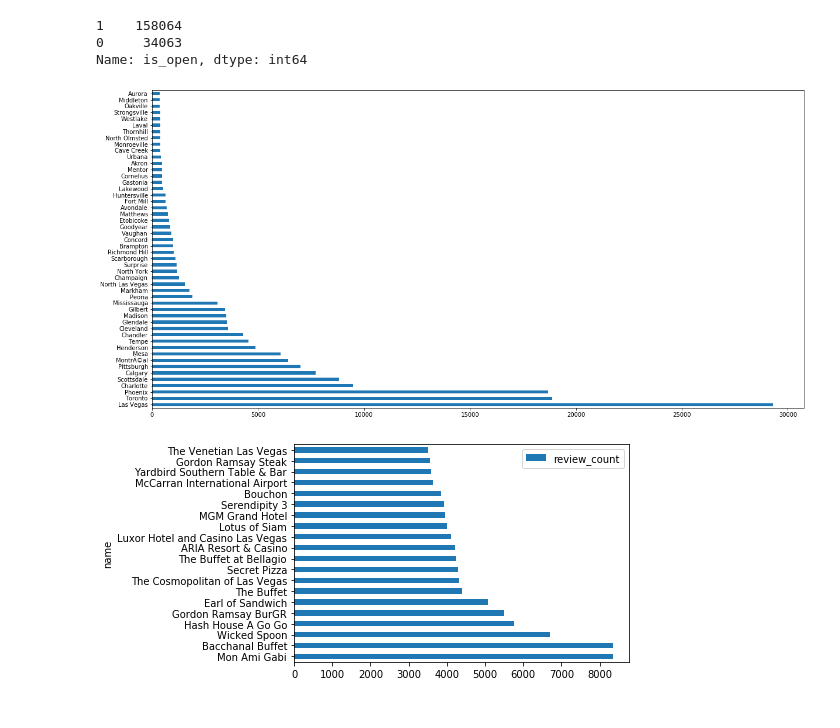
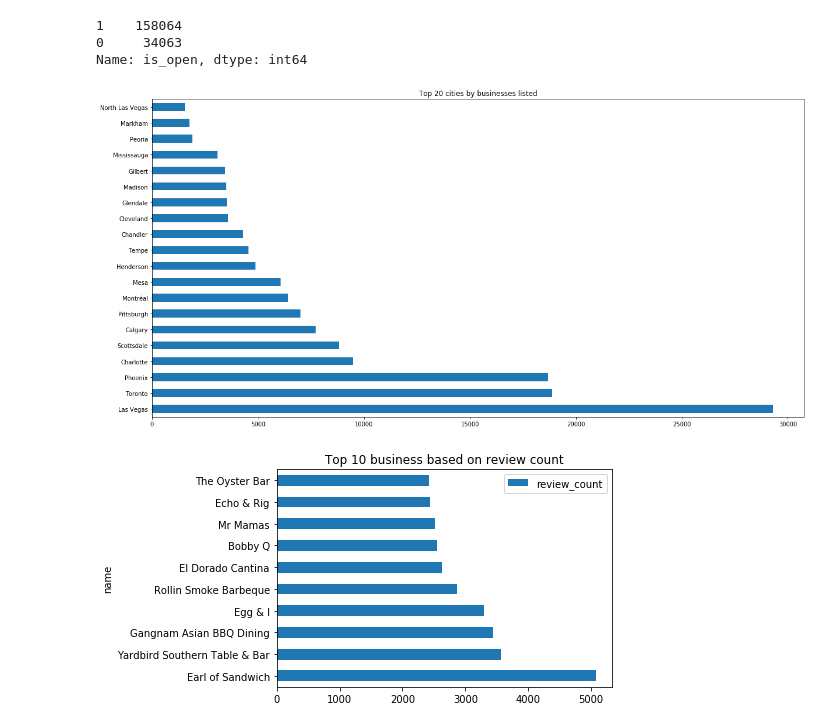
Before and after one commit to Saurabh7/yelp-reviews, a Jupyter notebook: Yelp_Business_EDA.ipynb, the cells around one changed output. Cells and saved outputs as stored; diff of their text form; code cells hidden in the pictures.

Commit message:
EDA on business

```diff
--- a/Yelp_Business_EDA.ipynb
+++ b/Yelp_Business_EDA.ipynb
@@ -1,11 +0,0 @@
-# %%
-import sqlite3
-import pandas as pd
-df = pd.read_json('yelp_academic_dataset_business.json', lines=True)
-df = df.drop(columns = ['attributes','hours'])
-conn = sqlite3.connect('eas503project.db')
-df.to_sql('business',conn,if_exists='replace', index=False)
-c = conn.cursor()
-c.execute("SELECT COUNT(*) FROM business")
-results = c.fetchall()
-print(results)
@@ -20,0 +19,10 @@ len(business) # 192127 rows remaining after dropping all rows having NA values
+# %%
+# Test
+# Creating lab2.db
+db_file = 'yelp_reviews.db'
+conn = create_connection(db_file)
+with conn:
+    c = conn.cursor()
+    c.execute("SELECT COUNT(*) FROM business;")
+    rows = c.fetchall()
+print(rows)
@@ -21,3 +31,8 @@ len(business) # 192127 rows remaining after dropping all rows having NA values
+# %%
+import pandas as pd
+import matplotlib as plt
+conn = create_connection(db_file)
+business = pd.read_sql("SELECT * FROM business", conn)
 # %%
 business.head()
 # %% [output]
@@ -27,3 +42,9 @@ business.head()
 | 2 | 10110 Johnston Rd, Ste 15 | gnKjwL_1w79qoiV3IC_xQQ | Sushi Bars, Restaurants, Japanese | Charlotte | 1 | 35.092564 | -80.859132 | Musashi Japanese Restaurant | 28210 | ... |
 | 3 | 15655 W Roosevelt St, Ste 237 | xvX2CttrVhyG2z1dFg_0xw | Insurance, Financial Services | Goodyear | 1 | 33.455613 | -112.395596 | Farmers Insurance - Paul Lorenz | 85338 | ... |
 | 4 | 4209 Stuart Andrew Blvd, Ste F | HhyxOkGAM07SRYtlQ4wMFQ | Plumbing, Shopping, Local Service... | Charlotte | 1 | 35.190012 | -80.887223 | Queen City Plumbing | 28217 | ... |
+# %%
+na = business.isna().sum()
+na #482 categories are null.
+# 482 rows do not vategory values since its only 0.2% of the data, we will be removing all rows containing no data for business categories
+business = business.dropna()
+len(business) # 192127 rows remaining after dropping all rows having NA values
@@ -51,19 +74,22 @@ business['is_open'].value_counts()
 0     34063
 Name: is_open, dtype: int64
 # %%
-# Top 10 cities with the most business parties mentioned in Yelp.
+# Top 20 cities with the most business parties mentioned in Yelp.
 import matplotlib.pyplot as plt
-top50cities = business.city.value_counts().nlargest(50)
+top50cities = business.city.value_counts().nlargest(20)
 top50cities.plot(kind="barh", figsize=(20,10))
-plt.title('Top 50 cities by businesses listed')
+plt.title('Top 20 cities by businesses listed')
 plt.show()
 # %% [output]
-[figure, old version]
+[figure, new version]
 # %%
-# Top 10 most reviewed business
-top10ReviewedBusiness = business[['name', 'review_count']].sort_values(ascending=False, by="review_count")[0:20]
+conn = create_connection(db_file)
+top10ReviewedBusiness = pd.read_sql("""SELECT business_id,name,review_count FROM business
+WHERE stars>4
+ORDER BY review_count DESC
+LIMIT 10""",conn)
 top10ReviewedBusiness.plot(kind='barh',x='name',y='review_count')
-plt.title('Top 50 cities by businesses')
+plt.title('Top 10 business based on review count')
 plt.show()
 # %% [output]
-[figure, old version]
+[figure, new version]
```
Also changed, not shown: parts of 12 cells of this notebook.
